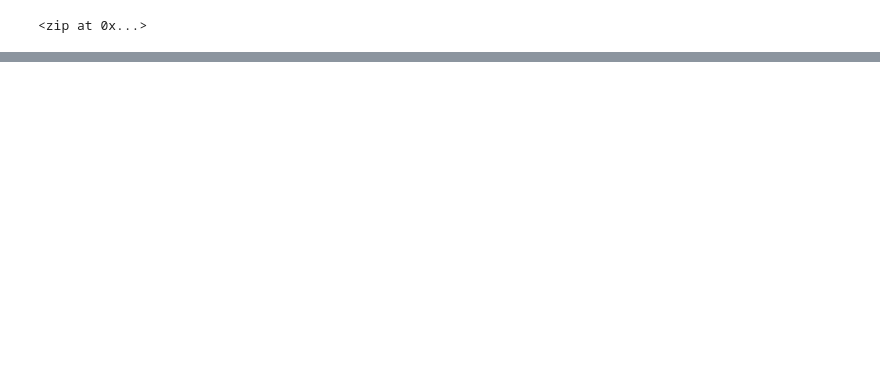
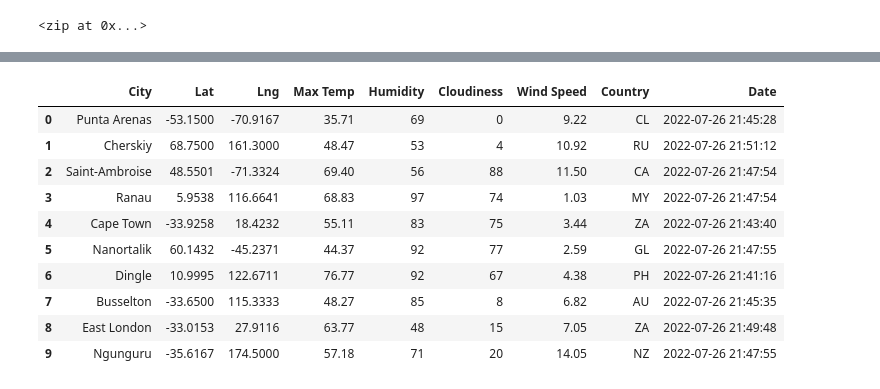
Before and after one commit to jlabure/World_Weather_Analysis, a Jupyter notebook: WeatherPy.ipynb, the cells around one changed output, grey strips where cells are left out. Saved outputs shown, nothing was run; the diff lists cells and outputs as text; code cells hidden in the pictures; blank space fills up the shorter version.

```diff
--- a/WeatherPy.ipynb
+++ b/WeatherPy.ipynb
@@ -54,0 +174,16 @@ len(cities)
+# %%
+# Convert the array of dictionaries to a Pandas DataFrame.
+city_data_df = pd.DataFrame(city_data)
+city_data_df.head(10)
+# %% [output]
+|  | City | Lat | Lng | Max Temp | Humidity | Cloudiness | Wind Speed | Country | Date |
+| 0 | Punta Arenas | -53.1500 | -70.9167 | 35.71 | 69 | 0 | 9.22 | CL | 2022-07-26 21:45:28 |
+| 1 | Cherskiy | 68.7500 | 161.3000 | 48.47 | 53 | 4 | 10.92 | RU | 2022-07-26 21:51:12 |
+| 2 | Saint-Ambroise | 48.5501 | -71.3324 | 69.40 | 56 | 88 | 11.50 | CA | 2022-07-26 21:47:54 |
+| 3 | Ranau | 5.9538 | 116.6641 | 68.83 | 97 | 74 | 1.03 | MY | 2022-07-26 21:47:54 |
+| 4 | Cape Town | -33.9258 | 18.4232 | 55.11 | 83 | 75 | 3.44 | ZA | 2022-07-26 21:43:40 |
+| 5 | Nanortalik | 60.1432 | -45.2371 | 44.37 | 92 | 77 | 2.59 | GL | 2022-07-26 21:47:55 |
+| 6 | Dingle | 10.9995 | 122.6711 | 76.77 | 92 | 67 | 4.38 | PH | 2022-07-26 21:41:16 |
+| 7 | Busselton | -33.6500 | 115.3333 | 48.27 | 85 | 8 | 6.82 | AU | 2022-07-26 21:45:35 |
+| 8 | East London | -33.0153 | 27.9116 | 63.77 | 48 | 15 | 7.05 | ZA | 2022-07-26 21:49:48 |
+| 9 | Ngunguru | -35.6167 | 174.5000 | 57.18 | 71 | 20 | 14.05 | NZ | 2022-07-26 21:47:55 |
```
Also changed, not shown: parts of 13 cells of this notebook, 3 other files.
